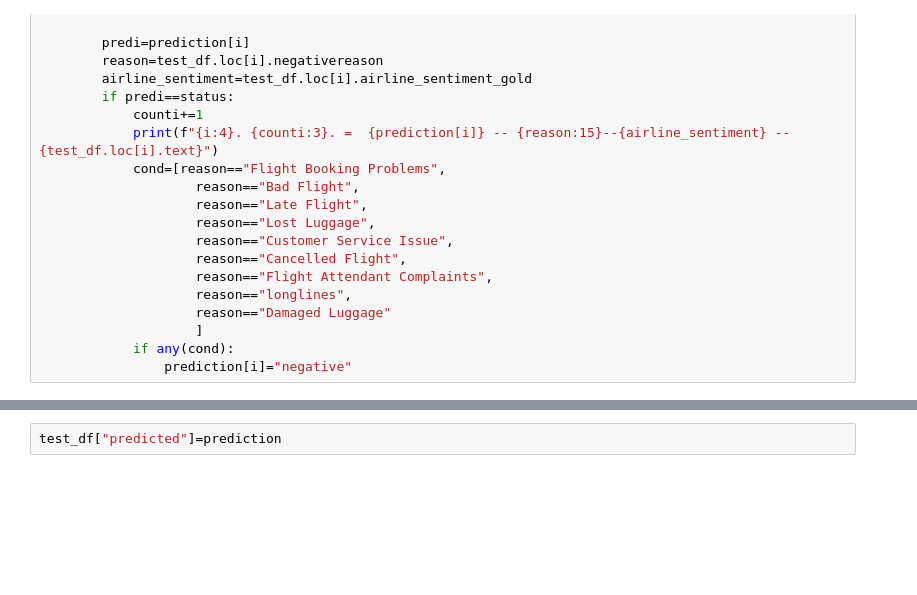
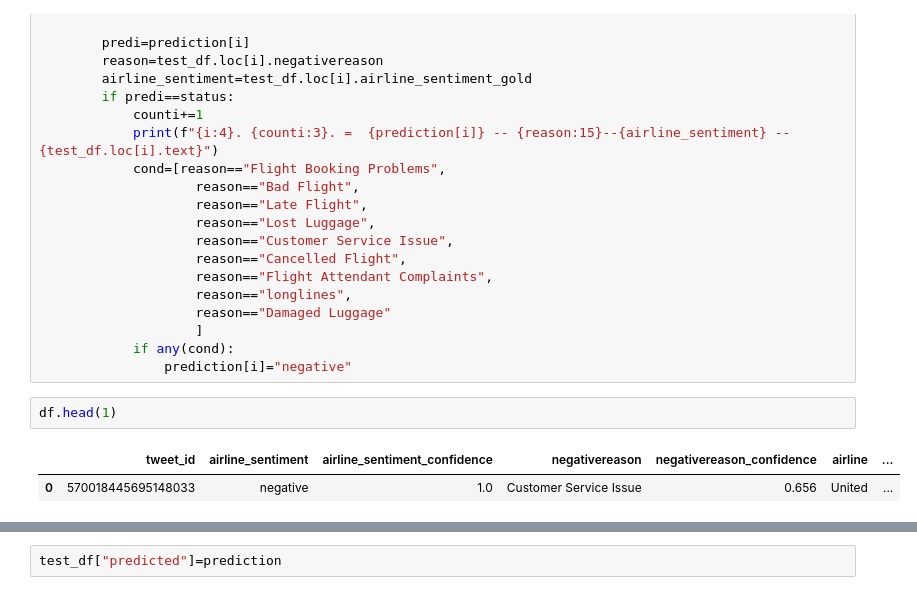
Before and after one commit to sipocz/Twitter-Sentiment-Analysis-AI-Challenge, a Jupyter notebook: Sentiment_Net.ipynb, the cells around one changed output, grey strips where cells are left out. Drawn from its saved outputs; the diff is of its cells as text; blank space fills up the shorter version.

```diff
--- a/Sentiment_Net.ipynb
+++ b/Sentiment_Net.ipynb
@@ -562,3 +572,8 @@ def listing(status):
                     ]
             if any(cond):
                 prediction[i]="negative"
+# %%
+df.head(1)
+# %% [output]
+|  | tweet_id | airline_sentiment | airline_sentiment_confidence | negativereason | negativereason_confidence | airline | ... |
+| 0 | 570018445695148033 | negative | 1.0 | Customer Service Issue | 0.656 | United | ... |
```
Also changed, not shown: parts of 8 cells of this notebook.
